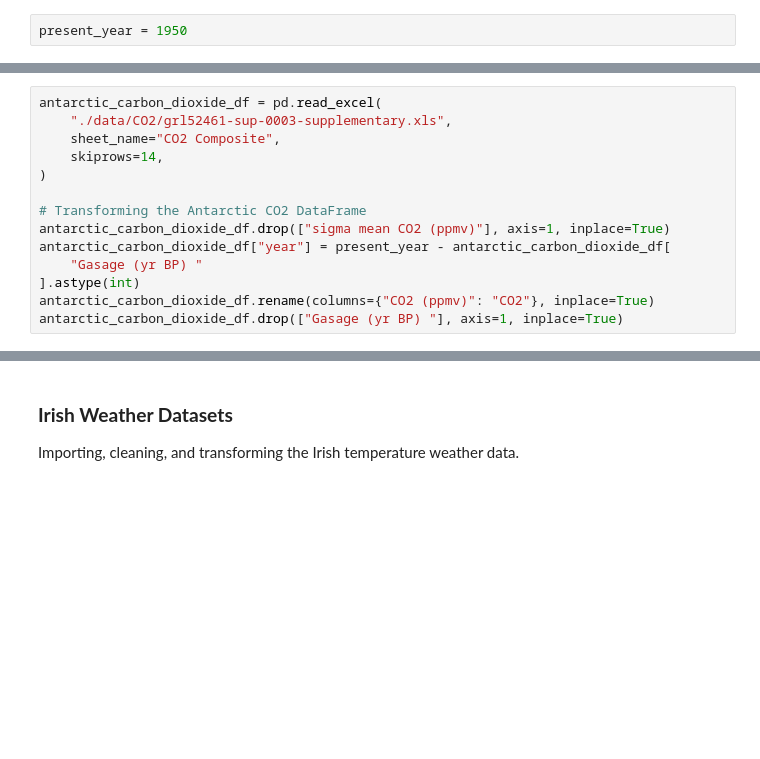
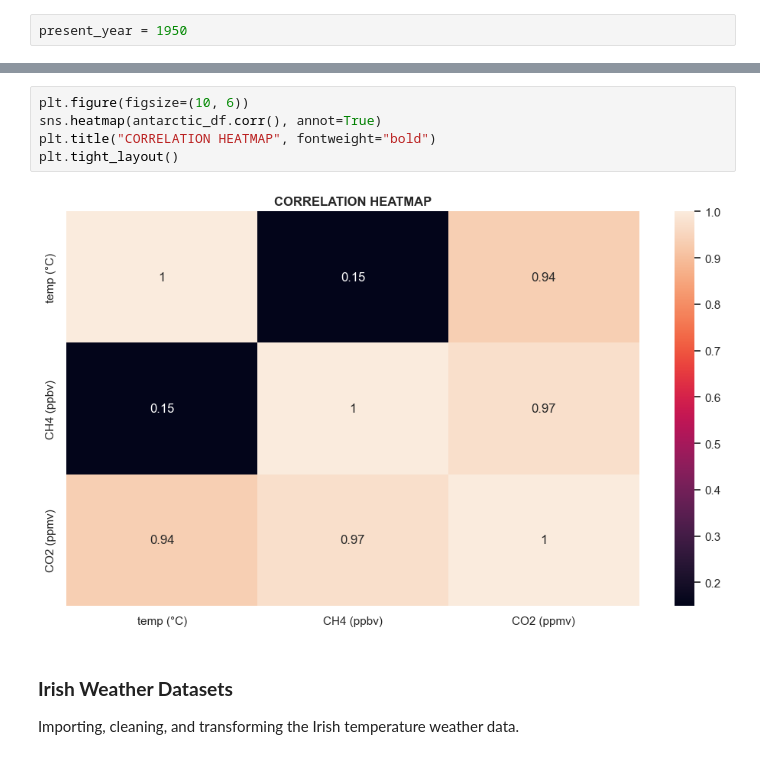
Before and after one commit to damienfarrell/prog-data-project-2, a Jupyter notebook: project_2.ipynb, the cells around one changed output, grey strips where cells are left out. Drawn from its saved outputs; the diff is of its cells as text; blank space fills up the shorter version.

```diff
--- a/project_2.ipynb
+++ b/project_2.ipynb
@@ -129,15 +129 @@ antarctic_temp_df.plot()
 Extract temperature data from NOAA EDC3 2007 and convert into a DataFrame dasfasdffds change
-# %%
-antarctic_carbon_dioxide_df = pd.read_excel(
-    "./data/CO2/grl52461-sup-0003-supplementary.xls",
-    sheet_name="CO2 Composite",
-    skiprows=14,
-)
-
-# Transforming the Antarctic CO2 DataFrame
-antarctic_carbon_dioxide_df.drop(["sigma mean CO2 (ppmv)"], axis=1, inplace=True)
-antarctic_carbon_dioxide_df["year"] = present_year - antarctic_carbon_dioxide_df[
-    "Gasage (yr BP) "
-].astype(int)
-antarctic_carbon_dioxide_df.rename(columns={"CO2 (ppmv)": "CO2"}, inplace=True)
-antarctic_carbon_dioxide_df.drop(["Gasage (yr BP) "], axis=1, inplace=True)
@@ -252,3 +221,10 @@ antarctic_df["temp"].plot()
+# %%
+plt.figure(figsize=(10, 6))
+sns.heatmap(antarctic_df.corr(), annot=True)
+plt.title("CORRELATION HEATMAP", fontweight="bold")
+plt.tight_layout()
+# %% [output]
+[figure, added]
 # %% [markdown]
 ### **Irish Weather Datasets**
 
```
Also changed, not shown: parts of 33 cells of this notebook, 3 other files.
